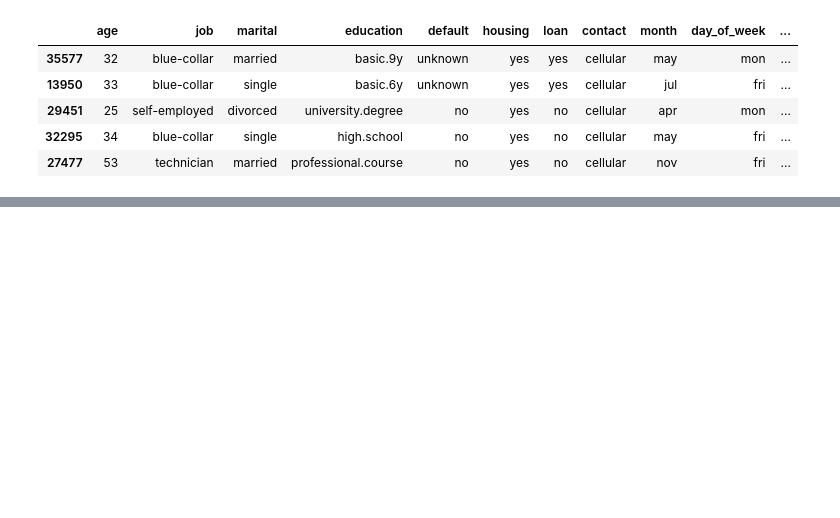
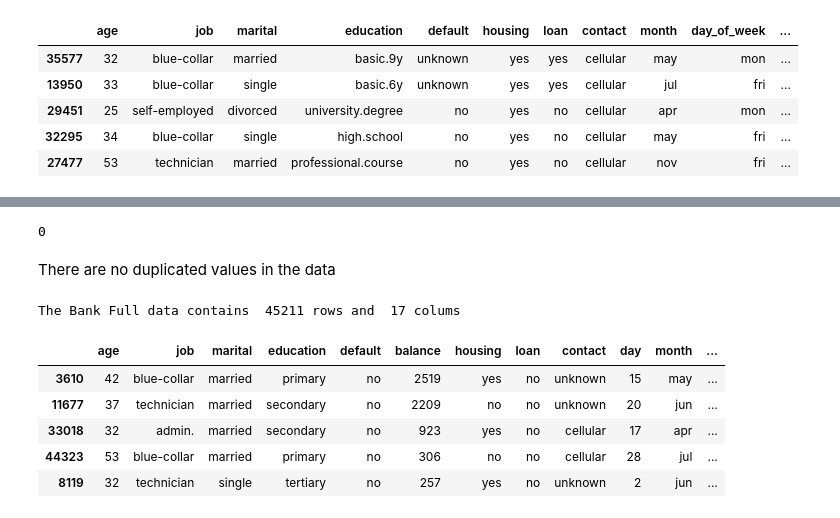
Before and after one commit to elvis-darko/AZUBI-AFRICA---TALENT-MOBILITY-PROGRAM-ASSESSMENT, a Jupyter notebook: ASSETS/dev/client_subscription.ipynb, the cells around one changed output, grey strips where cells are left out. Cells and saved outputs as stored; diff of their text form; code cells hidden in the pictures; blank space fills up the shorter version.

```diff
--- a/ASSETS/dev/client_subscription.ipynb
+++ b/ASSETS/dev/client_subscription.ipynb
@@ -126,0 +217,5 @@ display(bank)
+# %%
+# Randomly checking samples of bank_add data
+
+pd.options.display.max_columns = None
+bank_add.sample(5, random_state=1)
@@ -126,0 +258,27 @@ display(bank)
+# %%
+# # Check for duplicated values in the bank-add data
+
+bank_add.duplicated().sum()
+# %% [output]
+0
+# %% [markdown]
+There are no duplicated values in the data
+# %%
+# # Check shape of bank full data
+
+print("The Bank Full data contains ",bank_full.shape[0], "rows and ",
+      bank_full.shape[1], "colums" )
+# %% [output]
+The Bank Full data contains  45211 rows and  17 colums
+# %%
+# Randomly checking samples of bank_full data
+
+pd.options.display.max_columns = None
+bank_full.sample(5, random_state=1)
+# %% [output]
+|  | age | job | marital | education | default | balance | housing | loan | contact | day | month | ... |
+| 3610 | 42 | blue-collar | married | primary | no | 2519 | yes | no | unknown | 15 | may | ... |
+| 11677 | 37 | technician | married | secondary | no | 2209 | no | no | unknown | 20 | jun | ... |
+| 33018 | 32 | admin. | married | secondary | no | 923 | yes | no | cellular | 17 | apr | ... |
+| 44323 | 53 | blue-collar | married | primary | no | 306 | no | no | cellular | 28 | jul | ... |
+| 8119 | 32 | technician | single | tertiary | no | 257 | yes | no | unknown | 2 | jun | ... |
```
Also changed, not shown: parts of 24 cells of this notebook.
